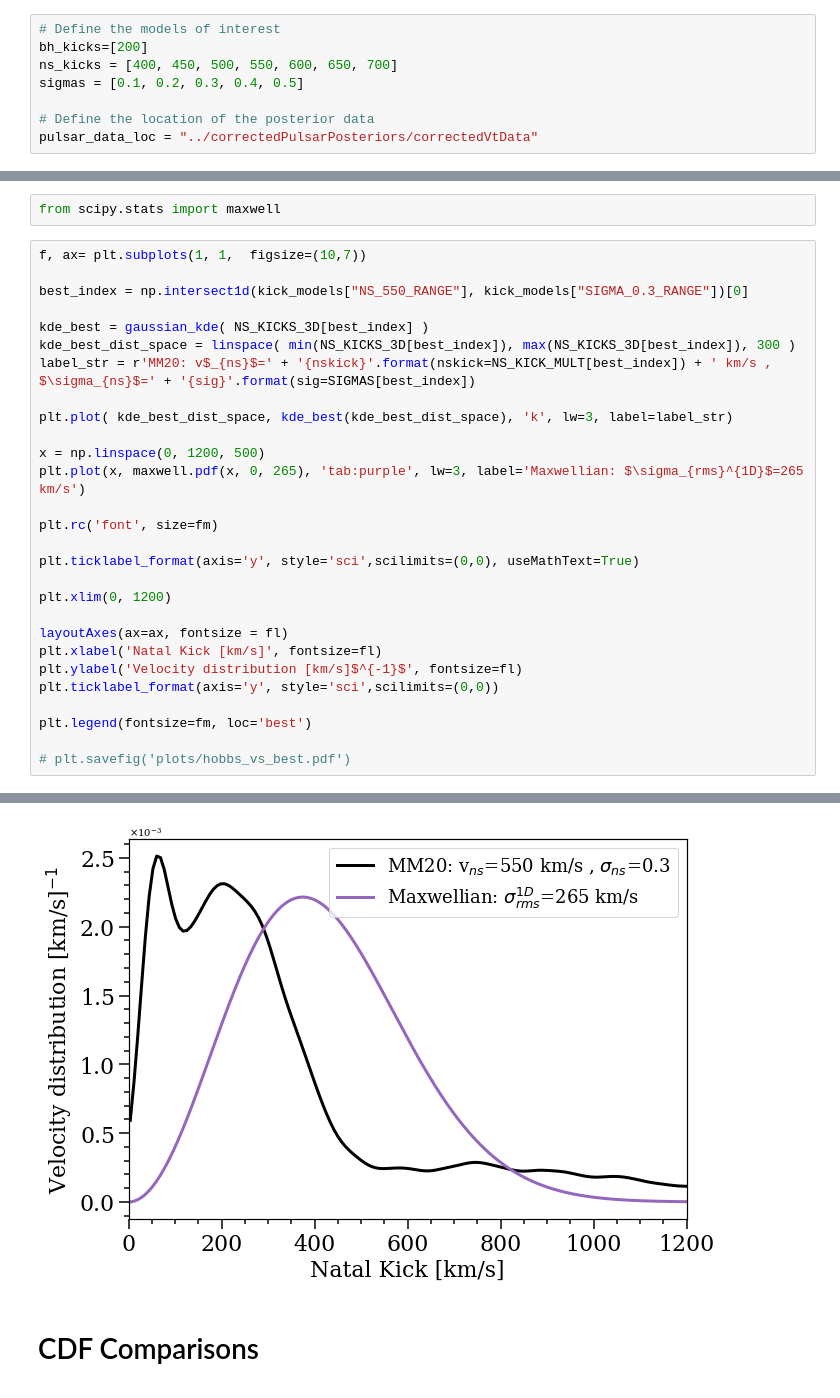
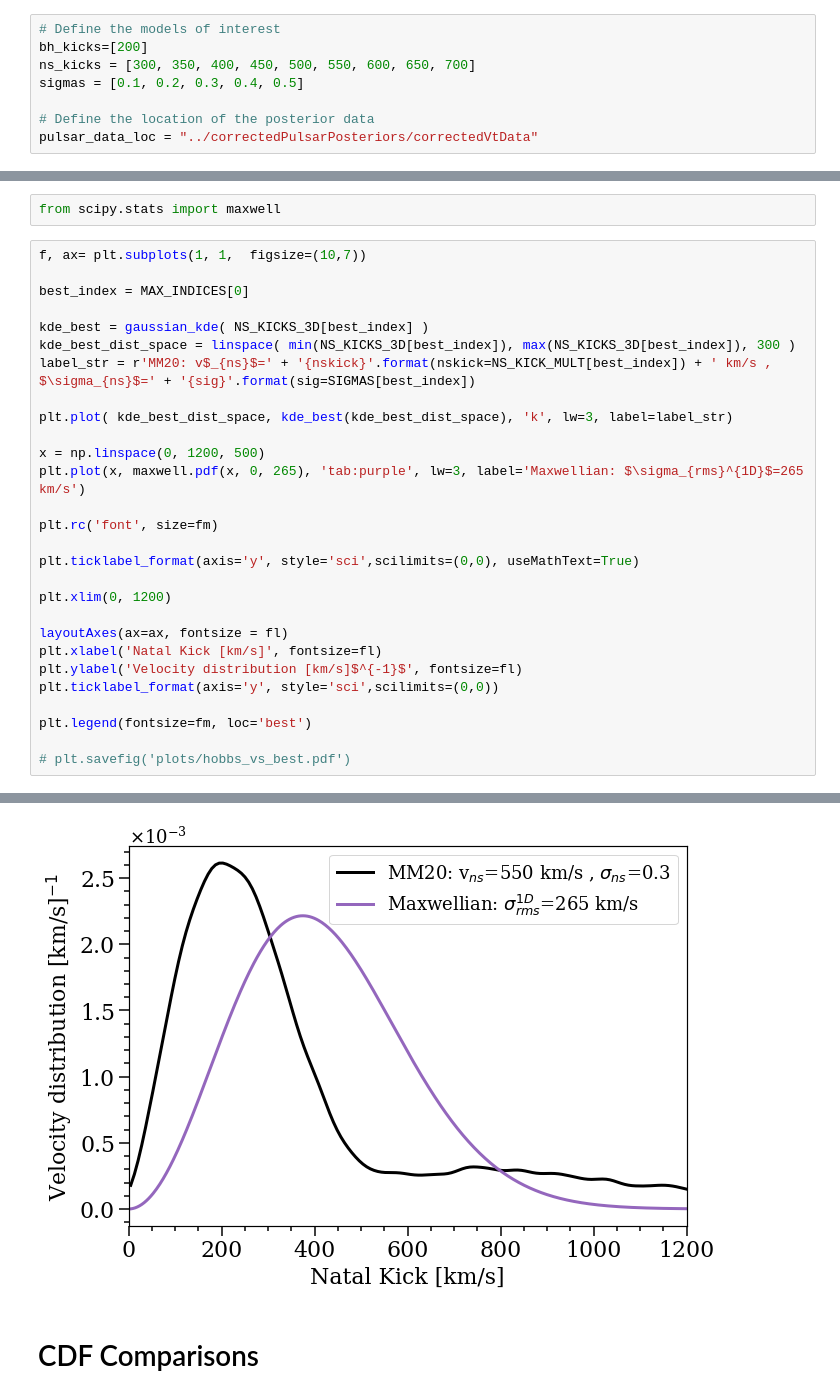
Before and after one commit to veome22/supernova_remnant_prescription, a Jupyter notebook: cdf_plots_bse.ipynb, the cells around one changed output, grey strips where cells are left out. Drawn from its saved outputs; the diff is of its cells as text.

```diff
--- a/cdf_plots_bse.ipynb
+++ b/cdf_plots_bse.ipynb
@@ -78,7 +78,7 @@ def layoutAxes(ax, nameX='', nameY='', \
 # %%
 # Define the models of interest
 bh_kicks=[200]
-ns_kicks = [400, 450, 500, 550, 600, 650, 700]
+ns_kicks = [300, 350, 400, 450, 500, 550, 600, 650, 700]
 sigmas = [0.1, 0.2, 0.3, 0.4, 0.5]
 
 # Define the location of the posterior data
@@ -337,34 +345,34 @@ from scipy.stats import maxwell
 # %%
 f, ax= plt.subplots(1, 1,  figsize=(10,7))
 
-best_index = np.intersect1d(kick_models["NS_550_RANGE"], kick_models["SIGMA_0.3_RANGE"])[0]
+best_index = MAX_INDICES[0]
 
 kde_best = gaussian_kde( NS_KICKS_3D[best_index] )
 kde_best_dist_space = linspace( min(NS_KICKS_3D[best_index]), max(NS_KICKS_3D[best_index]), 300 )
 label_str = r'MM20: v$_{ns}$=' + '{nskick}'.format(nskick=NS_KICK_MULT[best_index]) + ' km/s , $\sigma_{ns}$=' + '{sig}'.format(sig=SIGMAS[best_index])
 
 plt.plot( kde_best_dist_space, kde_best(kde_best_dist_space), 'k', lw=3, label=label_str)
 
 x = np.linspace(0, 1200, 500)
 plt.plot(x, maxwell.pdf(x, 0, 265), 'tab:purple', lw=3, label='Maxwellian: $\sigma_{rms}^{1D}$=265 km/s')
 
 plt.rc('font', size=fm)
 
 plt.ticklabel_format(axis='y', style='sci',scilimits=(0,0), useMathText=True)
 
 plt.xlim(0, 1200)
 
 layoutAxes(ax=ax, fontsize = fl)
 plt.xlabel('Natal Kick [km/s]', fontsize=fl)
 plt.ylabel('Velocity distribution [km/s]$^{-1}$', fontsize=fl)
 plt.ticklabel_format(axis='y', style='sci',scilimits=(0,0))
 
 plt.legend(fontsize=fm, loc='best')
 
 # plt.savefig('plots/hobbs_vs_best.pdf')
 # %% [output]
 <matplotlib.legend.Legend at 0x...>
-[figure, old version]
+[figure, new version]
 # %% [markdown]
 # CDF Comparisons
 # %%
```
Also changed, not shown: parts of 10 cells of this notebook, 1 other file.
